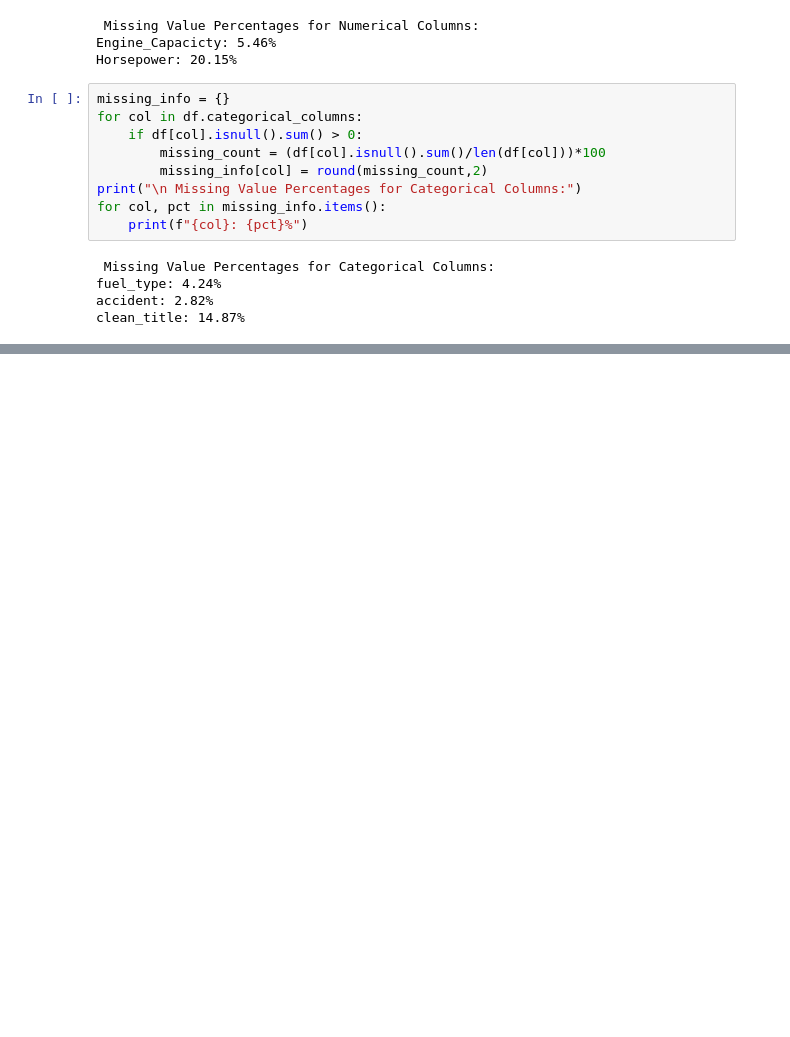
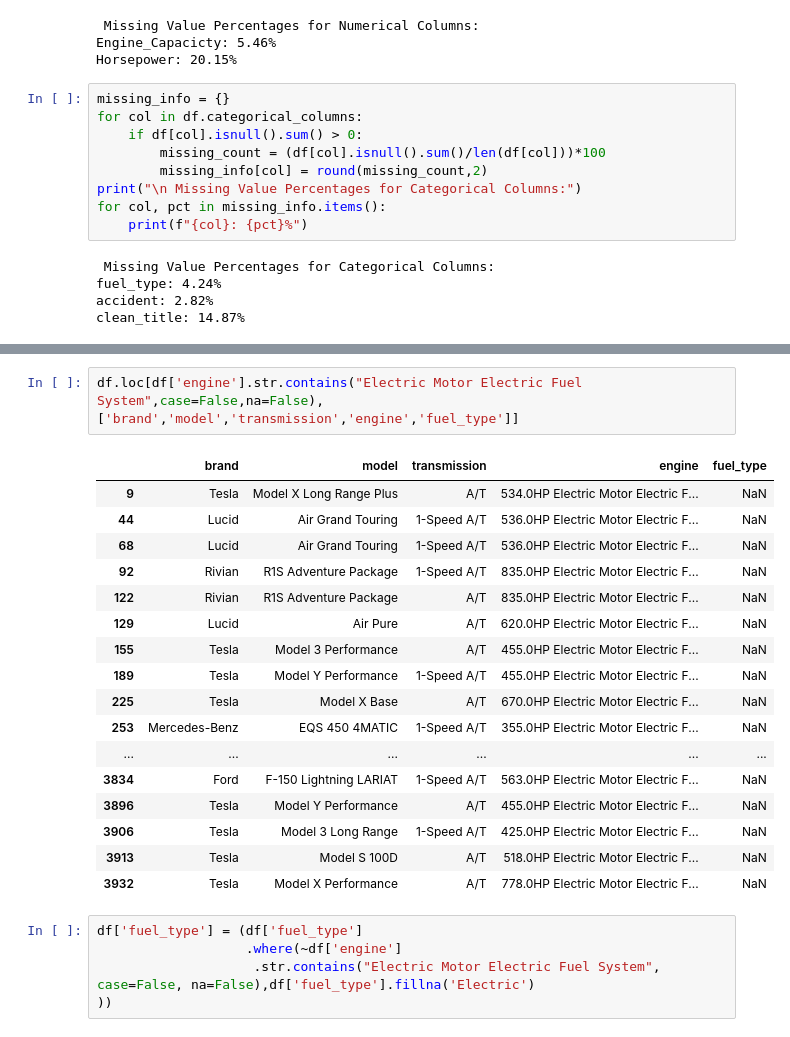
Before and after one commit to surajacharyaa10/AI-ML, a Jupyter notebook: Used_Cars_Price_Estimation/NoteBooks/Used_Cars_Analsyis.ipynb, the cells around one changed output, grey strips where cells are left out. Saved outputs shown, nothing was run; the diff lists cells and outputs as text; blank space fills up the shorter version.

```diff
--- a/Used_Cars_Price_Estimation/NoteBooks/Used_Cars_Analsyis.ipynb
+++ b/Used_Cars_Price_Estimation/NoteBooks/Used_Cars_Analsyis.ipynb
@@ -437,0 +498,25 @@ clean_title: 14.87%
+# %%
+df.loc[df['engine'].str.contains("Electric Motor Electric Fuel System",case=False,na=False),['brand','model','transmission','engine','fuel_type']]
+# %% [output]
+|  | brand | model | transmission | engine | fuel_type |
+| 9 | Tesla | Model X Long Range Plus | A/T | 534.0HP Electric Motor Electric F... | NaN |
+| 44 | Lucid | Air Grand Touring | 1-Speed A/T | 536.0HP Electric Motor Electric F... | NaN |
+| 68 | Lucid | Air Grand Touring | 1-Speed A/T | 536.0HP Electric Motor Electric F... | NaN |
+| 92 | Rivian | R1S Adventure Package | 1-Speed A/T | 835.0HP Electric Motor Electric F... | NaN |
+| 122 | Rivian | R1S Adventure Package | A/T | 835.0HP Electric Motor Electric F... | NaN |
+| 129 | Lucid | Air Pure | A/T | 620.0HP Electric Motor Electric F... | NaN |
+| 155 | Tesla | Model 3 Performance | A/T | 455.0HP Electric Motor Electric F... | NaN |
+| 189 | Tesla | Model Y Performance | 1-Speed A/T | 455.0HP Electric Motor Electric F... | NaN |
+| 225 | Tesla | Model X Base | A/T | 670.0HP Electric Motor Electric F... | NaN |
+| 253 | Mercedes-Benz | EQS 450 4MATIC | 1-Speed A/T | 355.0HP Electric Motor Electric F... | NaN |
+| ... | ... | ... | ... | ... | ... |
+| 3834 | Ford | F-150 Lightning LARIAT | 1-Speed A/T | 563.0HP Electric Motor Electric F... | NaN |
+| 3896 | Tesla | Model Y Performance | A/T | 455.0HP Electric Motor Electric F... | NaN |
+| 3906 | Tesla | Model 3 Long Range | 1-Speed A/T | 425.0HP Electric Motor Electric F... | NaN |
+| 3913 | Tesla | Model S 100D | A/T | 518.0HP Electric Motor Electric F... | NaN |
+| 3932 | Tesla | Model X Performance | A/T | 778.0HP Electric Motor Electric F... | NaN |
+# %%
+df['fuel_type'] = (df['fuel_type']
+                   .where(~df['engine']
+                    .str.contains("Electric Motor Electric Fuel System", case=False, na=False),df['fuel_type'].fillna('Electric')
+))
```
Also changed, not shown: parts of 10 cells of this notebook.
